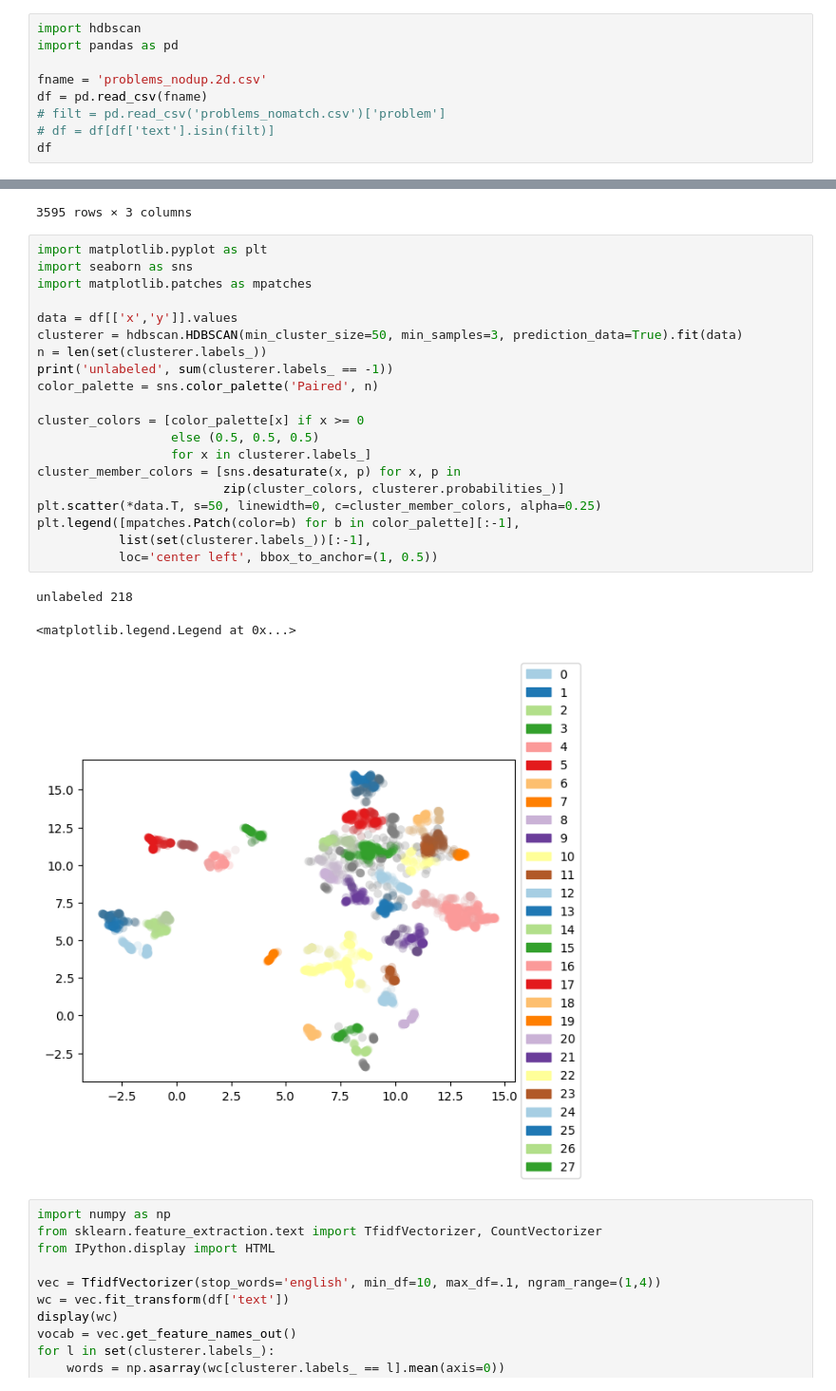
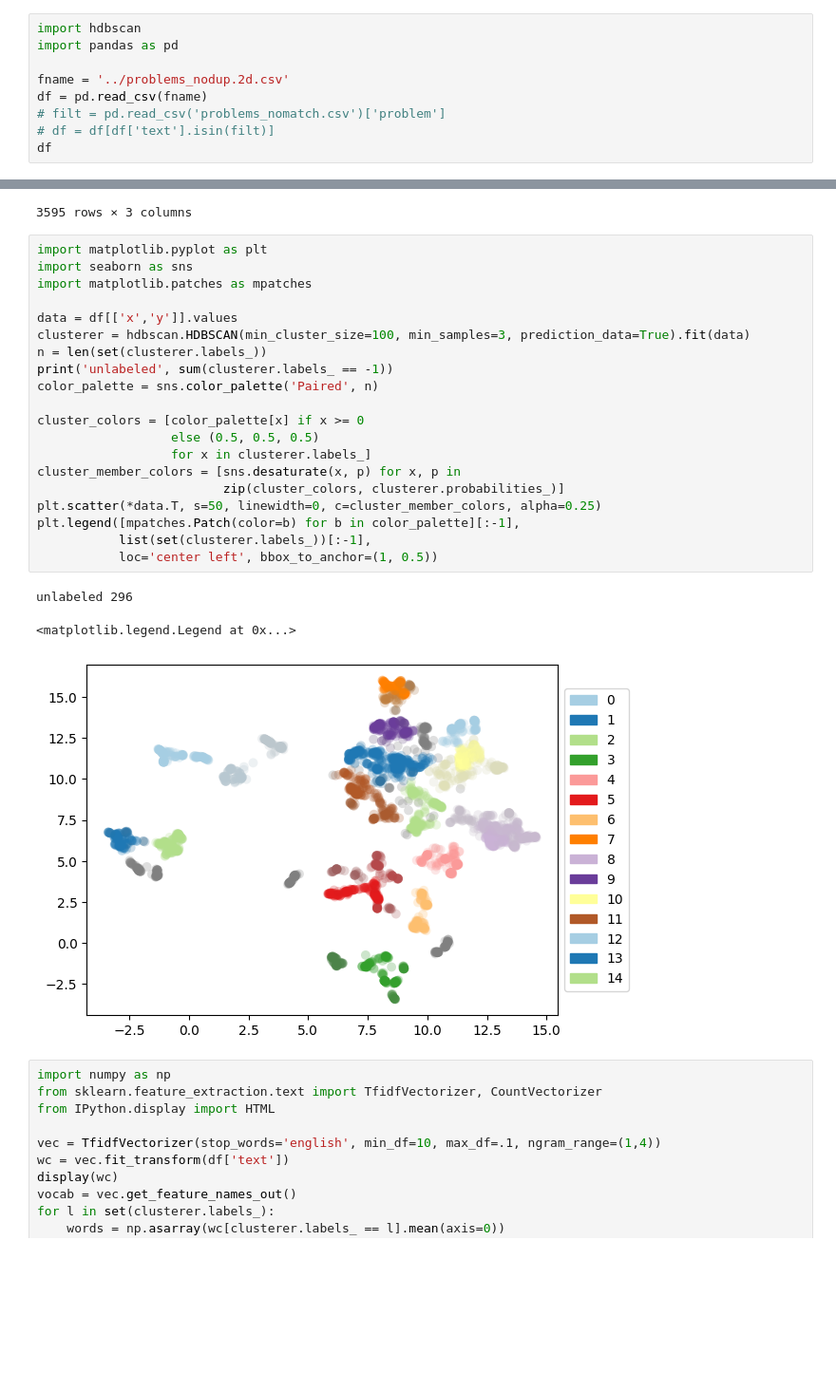
Before and after one commit to kai-vu/zorro, a Jupyter notebook: hdbscan.ipynb, the cells around one changed output, grey strips where cells are left out. Shown at 95% size. Cells and saved outputs as stored; diff of their text form; blank space fills up the shorter version.

```diff
--- a/hdbscan.ipynb
+++ b/hdbscan.ipynb
@@ -2,7 +2,7 @@
 import hdbscan
 import pandas as pd
 
-fname = 'problems_nodup.2d.csv'
+fname = '../problems_nodup.2d.csv'
 df = pd.read_csv(fname)
 # filt = pd.read_csv('problems_nomatch.csv')['problem']
 # df = df[df['text'].isin(filt)]
@@ -24,27 +24,27 @@ df
 # %%
 import matplotlib.pyplot as plt
 import seaborn as sns
 import matplotlib.patches as mpatches
 
 data = df[['x','y']].values
-clusterer = hdbscan.HDBSCAN(min_cluster_size=50, min_samples=3, prediction_data=True).fit(data)
+clusterer = hdbscan.HDBSCAN(min_cluster_size=100, min_samples=3, prediction_data=True).fit(data)
 n = len(set(clusterer.labels_))
 print('unlabeled', sum(clusterer.labels_ == -1))
 color_palette = sns.color_palette('Paired', n)
 
 cluster_colors = [color_palette[x] if x >= 0
                   else (0.5, 0.5, 0.5)
                   for x in clusterer.labels_]
 cluster_member_colors = [sns.desaturate(x, p) for x, p in
                          zip(cluster_colors, clusterer.probabilities_)]
 plt.scatter(*data.T, s=50, linewidth=0, c=cluster_member_colors, alpha=0.25)
 plt.legend([mpatches.Patch(color=b) for b in color_palette][:-1],
            list(set(clusterer.labels_))[:-1],
            loc='center left', bbox_to_anchor=(1, 0.5))
 # %% [output]
-unlabeled 218
+unlabeled 296
 <matplotlib.legend.Legend at 0x...>
-[figure, old version]
+[figure, new version]
 # %%
 import numpy as np
 from sklearn.feature_extraction.text import TfidfVectorizer, CountVectorizer
```
Also changed, not shown: 3 other files.
